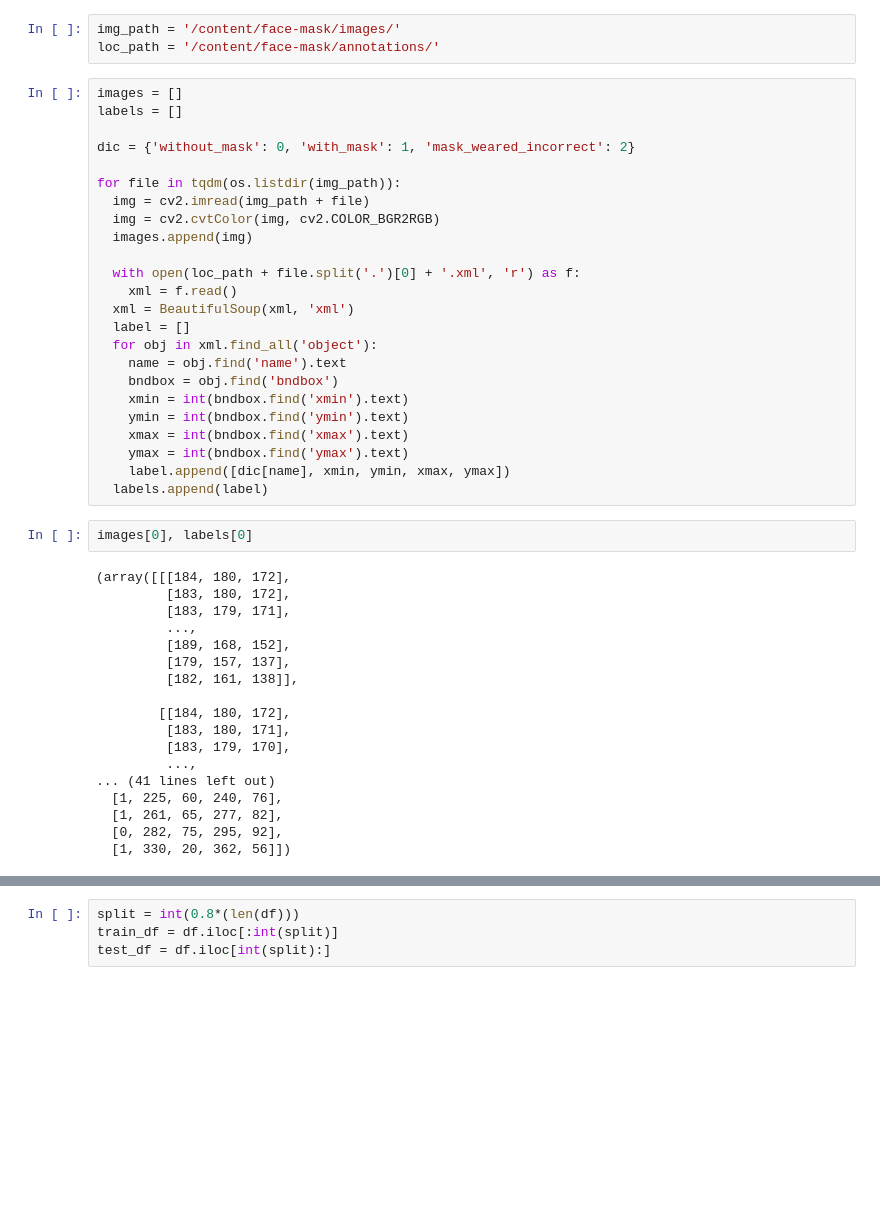
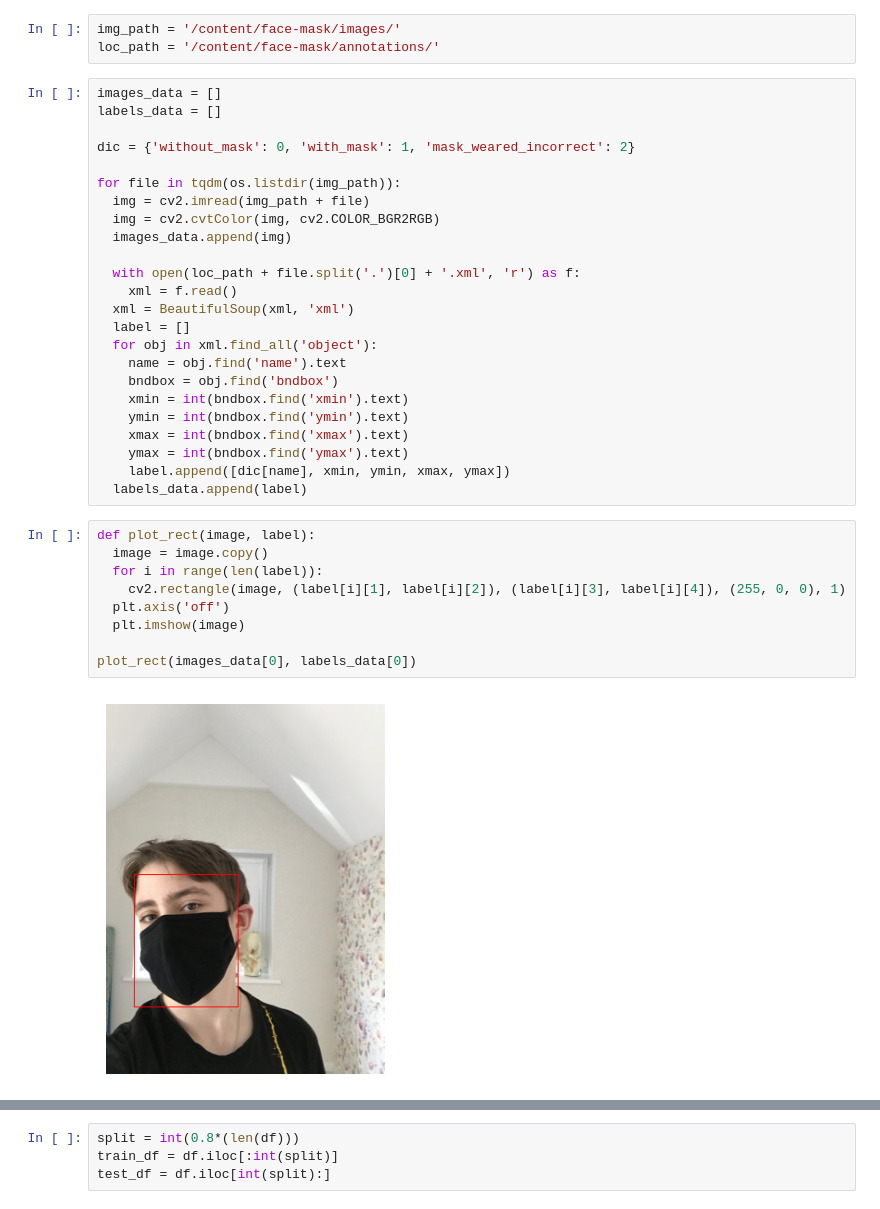
Before and after one commit to AkashKoley012/Computer-Vision-Projects, a Jupyter notebook: Face Detection.ipynb, the cells around one changed output, grey strips where cells are left out. Cells and saved outputs as stored; diff of their text form; blank space fills up the shorter version.

```diff
--- a/Face Detection.ipynb
+++ b/Face Detection.ipynb
@@ -35,15 +35,15 @@ os.remove('/content/face-mask-detection.zip')
 img_path = '/content/face-mask/images/'
 loc_path = '/content/face-mask/annotations/'
 # %%
-images = []
-labels = []
+images_data = []
+labels_data = []
 
 dic = {'without_mask': 0, 'with_mask': 1, 'mask_weared_incorrect': 2}
 
 for file in tqdm(os.listdir(img_path)):
   img = cv2.imread(img_path + file)
   img = cv2.cvtColor(img, cv2.COLOR_BGR2RGB)
-  images.append(img)
+  images_data.append(img)
 
   with open(loc_path + file.split('.')[0] + '.xml', 'r') as f:
     xml = f.read()
@@ -57,24 +57,15 @@ for file in tqdm(os.listdir(img_path)):
     xmax = int(bndbox.find('xmax').text)
     ymax = int(bndbox.find('ymax').text)
     label.append([dic[name], xmin, ymin, xmax, ymax])
-  labels.append(label)
+  labels_data.append(label)
-# %%
-images[0], labels[0]
-# %% [output]
-(array([[[184, 180, 172],
-         [183, 180, 172],
-         [183, 179, 171],
-         ...,
-         [189, 168, 152],
-         [179, 157, 137],
-         [182, 161, 138]],
-
-        [[184, 180, 172],
-         [183, 180, 171],
-         [183, 179, 170],
-         ...,
-... (41 lines left out)
-  [1, 225, 60, 240, 76],
-  [1, 261, 65, 277, 82],
-  [0, 282, 75, 295, 92],
-  [1, 330, 20, 362, 56]])
+# %%
+def plot_rect(image, label):
+  image = image.copy()
+  for i in range(len(label)):
+    cv2.rectangle(image, (label[i][1], label[i][2]), (label[i][3], label[i][4]), (255, 0, 0), 1)
+  plt.axis('off')
+  plt.imshow(image)
+
+plot_rect(images_data[0], labels_data[0])
+# %% [output]
+[figure, added]
```
Also changed, not shown: parts of 18 cells of this notebook.
